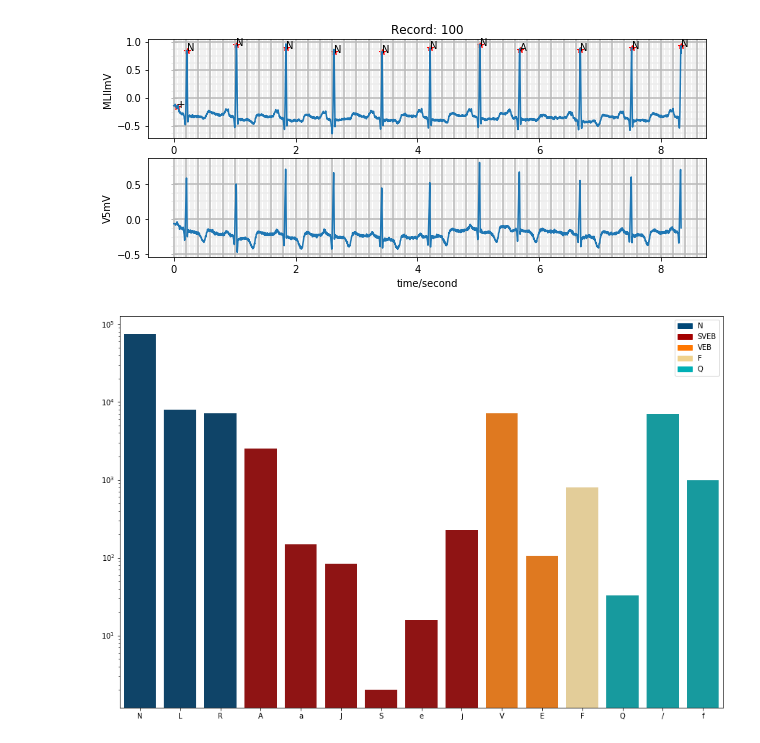
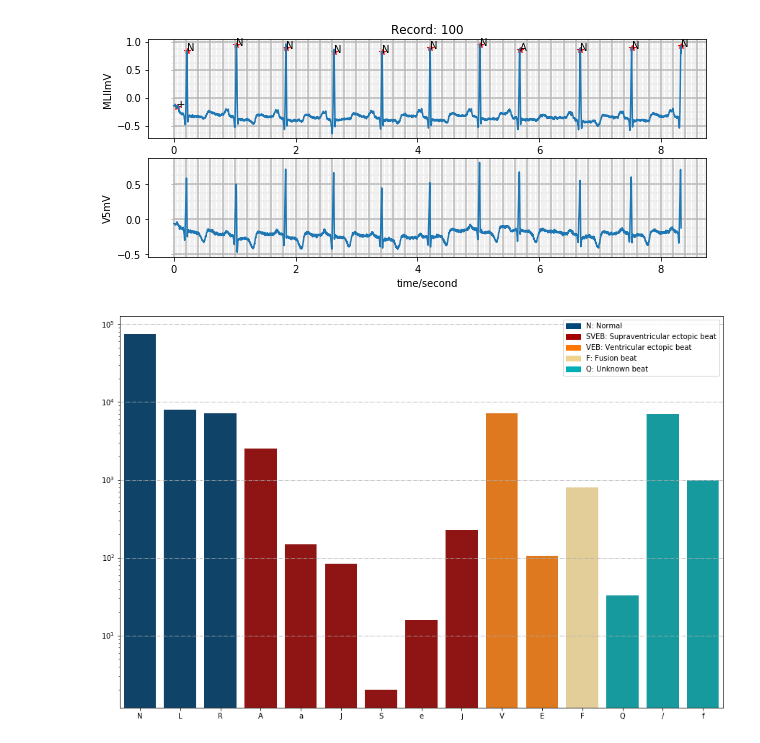
Before and after one commit to omerferhatt/arrhythmia-cnn, a Jupyter notebook: notebooks/main.ipynb, the cells around one changed output. Cells and saved outputs as stored; diff of their text form; code cells hidden in the pictures.

```diff
--- a/notebooks/main.ipynb
+++ b/notebooks/main.ipynb
@@ -89,18 +102,21 @@ for patient in range(len(annot_paths)):
 # %%
 # Importing matplotlib library to plot bars of beat counts
 import numpy as np
-from data import sb_ann
+from data import b_to_sb
 
-sb_list = []
+def get_sb_list():
+    sbl = []
+    count_labels, count_values = np.array(list(beat_count_dict.items())).T
 
-count_labels, count_values = np.array(list(beat_count_dict.items())).T
+    for beat_type in list(b_to_sb.keys()):
+        sbl.append([beat_type,
+                        count_values[list(count_labels).index(beat_type)],
+                        b_to_sb[beat_type]])
 
-for beat_type in list(sb_ann.keys()):
-    sb_list.append([beat_type,
-                    count_values[list(count_labels).index(beat_type)],
-                    sb_ann[beat_type]])
+    sbl = np.array(sbl)
+    return sbl
 
-sb_list = np.array(sb_list)
+sb_list = get_sb_list()
 # %%
 # Importing Seaborn and Matplotlib.PyPlot to plot graphs
 import seaborn as sns
@@ -110,18 +129,17 @@ import matplotlib.patches as mpatches
 # %%
-# Importing only super class names
-from data import sb_ann_palette, sb_ann_class, sb_ann_class_palette
+# Creating bar plot figure with specified size
+def draw_barplot_sb_class():
+    plt.figure(figsize=(15, 10))
+    # Defining legend patches for superior arrythmia classes
+    patch_list = [mpatches.Patch(color=p, label=l + ": " + sb_ann[l]) for p, l in zip(sb_ann_class_palette, sb_ann_class)]
+    # Ploting bar plot with seaborn
+    ax = sns.barplot(sb_list[:, 0], sb_list[:, 1], palette=sb_ann_palette)
+    # Setting y-axis to logarithmic scale and adding horizontal grid
+    ax.set_yscale("log")
+    ax.grid(True, axis="y", which="major", ls="-.")
+    # Implementing custom legend
+    _ = ax.legend(handles=patch_list)
 
-# Creating plot figure with specified size
-plt.figure(figsize=(15, 10))
-# Defining legend patches for superior arrythmia classes
-patch_list = [mpatches.Patch(color=p, label=l) for p, l in zip(sb_ann_class_palette, sb_ann_class)]
-
-# Ploting bar plot with seaborn
-ax = sns.barplot(sb_list[:, 0], sb_list[:, 1],
-                 palette=sb_ann_palette)
-# Setting y-axis to logarithmic scale
-ax.set_yscale("log")
-# Implementing custom legend
-leg = ax.legend(handles=patch_list)
+draw_barplot_sb_class()
 # %% [output]
-[figure, old version]
+[figure, new version]
```
Also changed, not shown: parts of 6 cells of this notebook, 1 other file.
